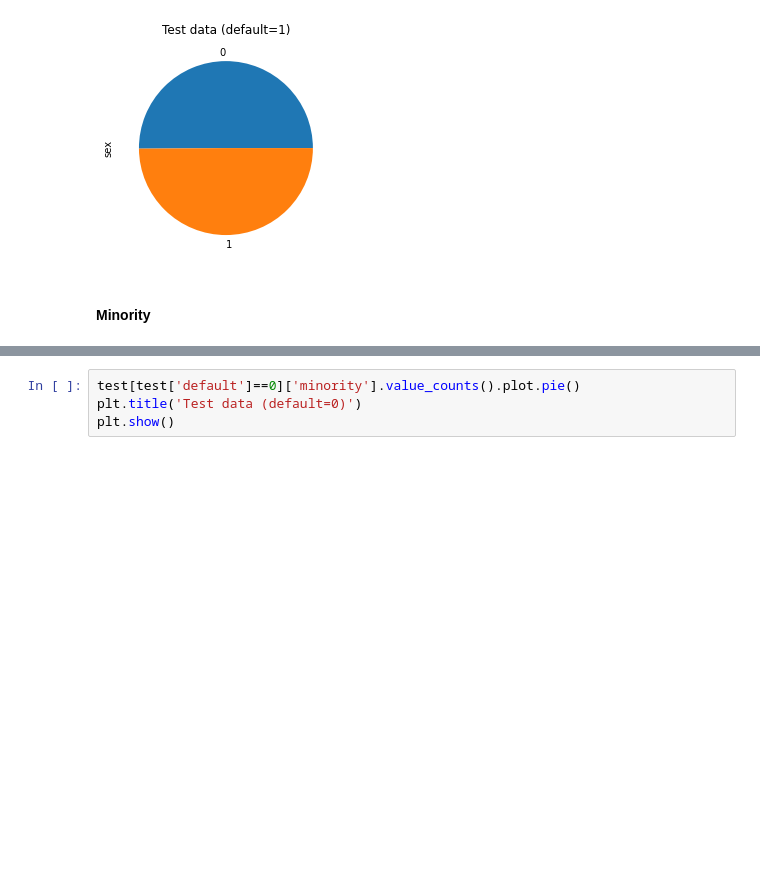
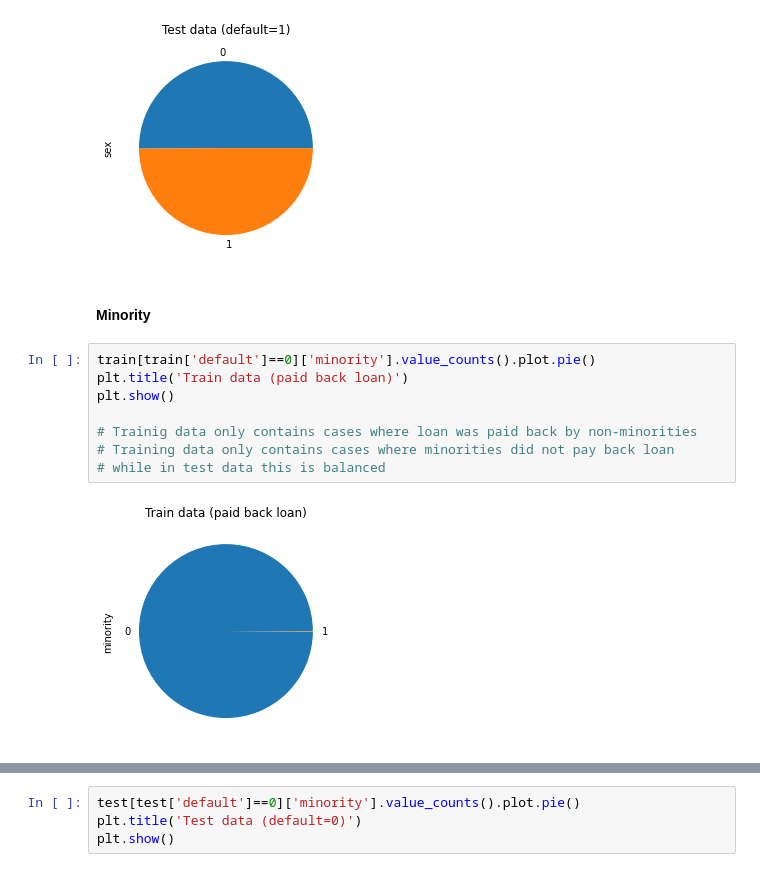
Before and after one commit to laura-jehn/her-hackathon-loan-prediction, a Jupyter notebook: Loan Prediction.ipynb, the cells around one changed output, grey strips where cells are left out. Drawn from its saved outputs; the diff is of its cells as text; blank space fills up the shorter version.

```diff
--- a/Loan Prediction.ipynb
+++ b/Loan Prediction.ipynb
@@ -115,4 +115,14 @@ plt.show()
 [figure]
 # %% [markdown]
 #### Minority
+# %%
+train[train['default']==0]['minority'].value_counts().plot.pie()
+plt.title('Train data (paid back loan)')
+plt.show()
+
+# Trainig data only contains cases where loan was paid back by non-minorities
+# Training data only contains cases where minorities did not pay back loan
+# while in test data this is balanced
+# %% [output]
+[figure, added]
 # %%
```
Also changed, not shown: parts of 34 cells of this notebook, 1 other file.
